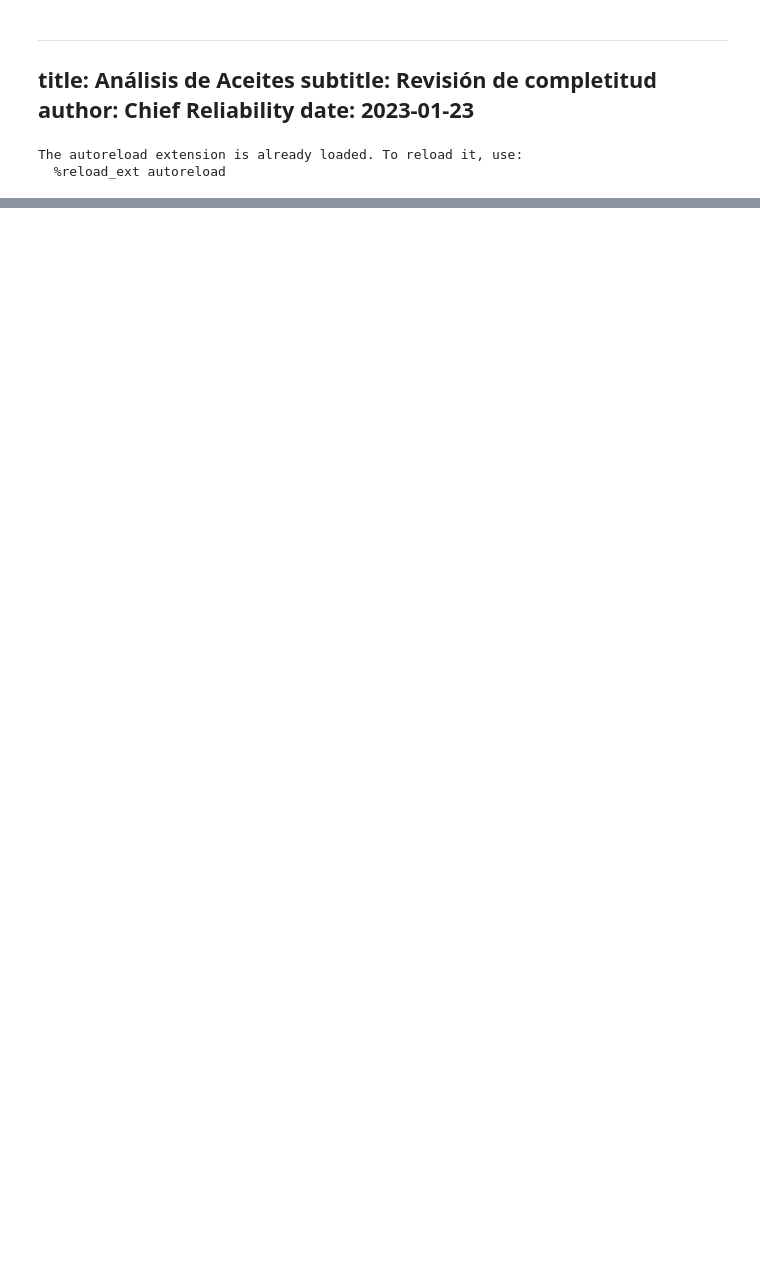
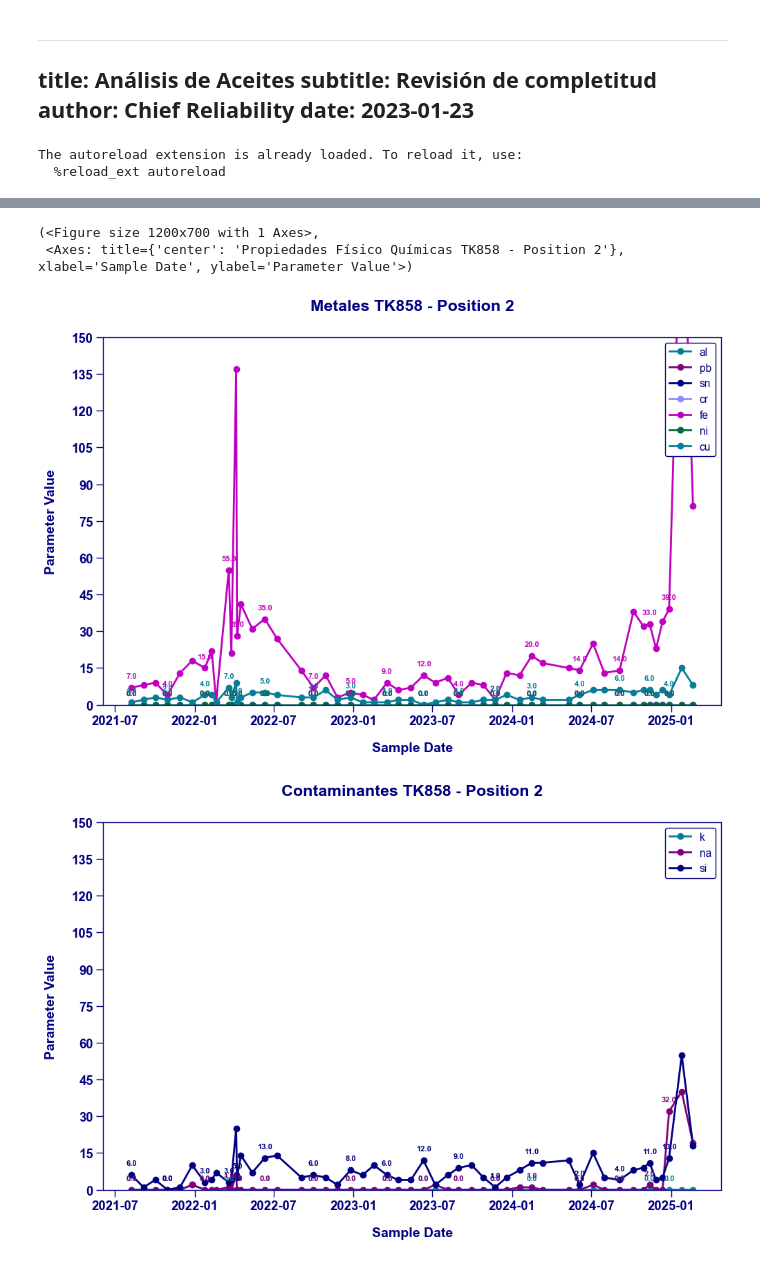
Before and after one commit to cecilvega/kbook, a Jupyter notebook: maintenance/oil_analysis.ipynb, the cells around one changed output, grey strips where cells are left out. Saved outputs shown, nothing was run; the diff lists cells and outputs as text; code cells hidden in the pictures; blank space fills up the shorter version.

```diff
--- a/maintenance/oil_analysis.ipynb
+++ b/maintenance/oil_analysis.ipynb
@@ -35,4 +35,4 @@ context = dg.build_asset_context()
 The autoreload extension is already loaded. To reload it, use:
   %reload_ext autoreload
 # %%
-df = Readr.Maintenance.read_oil_analysis(context)
+oil_df = Readr.Maintenance.read_oil_analysis(context)
@@ -181,0 +132,73 @@ shape: (8_327, 46)
+# %%
+equipment_name = "TK858"
+position_code = 2
+ggplot_time_series(
+    df,
+    equipment_name=equipment_name,
+    position_code=position_code,
+    parameter_codes=df.filter(pl.col("parameter_category") == "metals")[
+        "parameter_code"
+    ].unique(),
+    ylim=(0, 150),
+    title=f"Metales {equipment_name} - Position {position_code}",
+)
+
+ggplot_time_series(
+    df,
+    equipment_name=equipment_name,
+    position_code=position_code,
+    parameter_codes=df.filter(pl.col("parameter_category") == "contaminants")[
+        "parameter_code"
+    ].unique(),
+    ylim=(0, 150),
+    title=f"Contaminantes {equipment_name} - Position {position_code}",
+)
+
+ggplot_time_series(
+    df,
+    equipment_name=equipment_name,
+    position_code=position_code,
+    parameter_codes=df.filter(pl.col("parameter_category") == "additives")[
+        "parameter_code"
+    ].unique(),
+    ylim=(0, 150),
+    title=f"Aditivos {equipment_name} - Position {position_code}",
+)
+
+ggplot_time_series(
+    df,
+    equipment_name=equipment_name,
+    position_code=position_code,
+    parameter_codes=df.filter(pl.col("parameter_category") == "particles")[
+        "parameter_code"
+    ].unique(),
+    # ylim=(0, 150),
+    title=f"Particulado {equipment_name} - Position {position_code}",
+)
+
+ggplot_time_series(
+    df,
+    equipment_name=equipment_name,
+    position_code=position_code,
+    parameter_codes=df.filter(pl.col("parameter_category") == "viscosity")[
+        "parameter_code"
+    ].unique(),
+    # ylim=(0, 150),
+    title=f"Viscocidad {equipment_name} - Position {position_code}",
+)
+
+ggplot_time_series(
+    df,
+    equipment_name=equipment_name,
+    position_code=position_code,
+    parameter_codes=df.filter(pl.col("parameter_category") == "physical_chemical")[
+        "parameter_code"
+    ].unique(),
+    # ylim=(0, 150),
+    title=f"Propiedades Físico Químicas {equipment_name} - Position {position_code}",
+)
+# %% [output]
+(<Figure size 1200x700 with 1 Axes>,
+ <Axes: title={'center': 'Propiedades Físico Químicas TK858 - Position 2'}, xlabel='Sample Date', ylabel='Parameter Value'>)
+[figure, added]
+[figure, added]
```
Also changed, not shown: parts of 7 cells of this notebook, 2 other files.
